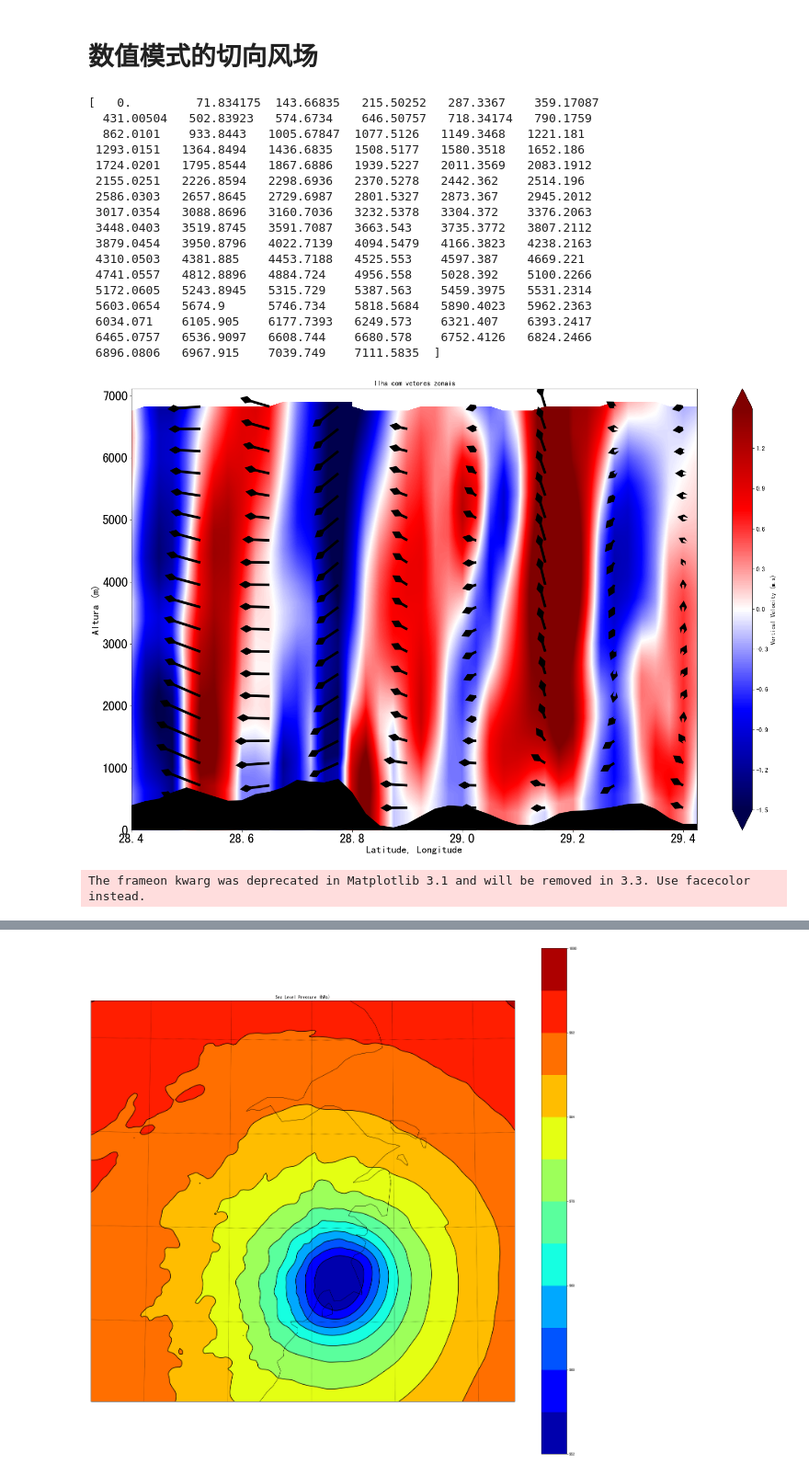
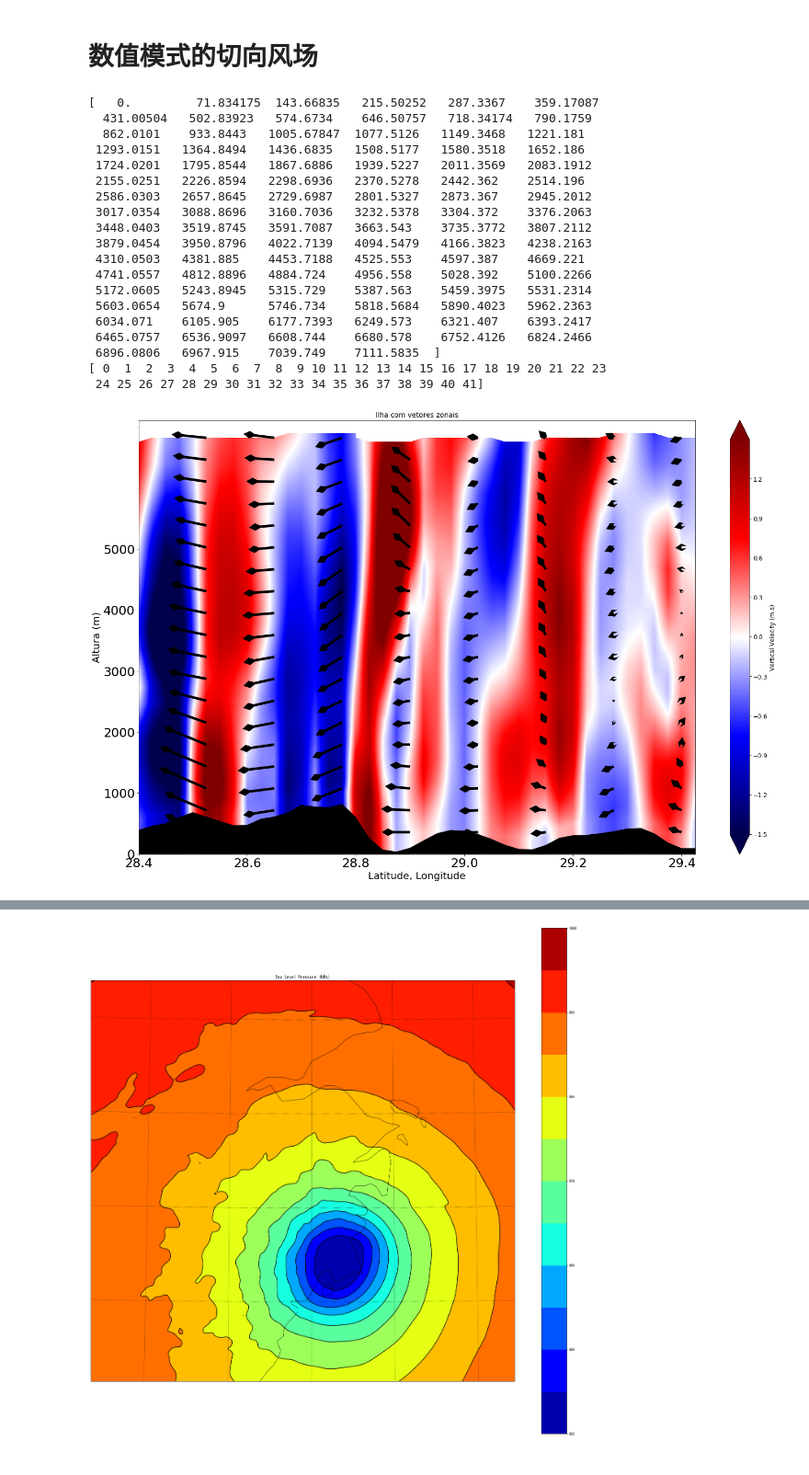
Before and after one commit to liyuan3970/3DVAR_retrive_radar_wind_from_typhoon1909, a Jupyter notebook: notebooks/WRF括苍山顶雷达回波分析.ipynb, the cells around one changed output, grey strips where cells are left out. Shown at 92% size. Saved outputs shown, nothing was run; the diff lists cells and outputs as text; code cells hidden in the pictures.

```diff
--- a/notebooks/WRF括苍山顶雷达回波分析.ipynb
+++ b/notebooks/WRF括苍山顶雷达回波分析.ipynb
@@ -249,7 +249,7 @@ from wrf import (getvar, to_np, get_cartopy, latlon_coords, vertcross,
                  cartopy_xlim, cartopy_ylim, interpline, CoordPair)
 
 filepath = "/home/liyuan3970/Data/demo4_run2/"
-wrf_file = Dataset(filepath+"wrfout_d02_2019-08-09_06:00:00.nc")
+wrf_file = Dataset(filepath+"wrfout_d02_2019-08-09_060000.nc")
 
 # Define the cross section start and end points
 cross_start = CoordPair(lat=28.4, lon=120.9)
@@ -258,7 +258,7 @@ cross_end = CoordPair(lat=29.5, lon=120.9)
 # Get the WRF variables
 ht = getvar(wrf_file, "z", timeidx=89)
 ter = getvar(wrf_file, "ter", timeidx=89)
-dbz = getvar(wrf_file, "dbz", timeidx=89)
+dbz = getvar(wrf_file, "dbz", timeidx=85)
 max_dbz = getvar(wrf_file, "mdbz", timeidx=89)
 Z = 10**(dbz/10.) # Use linear Z for interpolation
 
@@ -351,7 +351,7 @@ x_ticks = np.arange(coord_pairs.shape[0])
 x_labels = [pair.latlon_str() for pair in to_np(coord_pairs)]
 
 # Set the y-ticks to be height.
-vert_vals = to_np(wspd_cross.coords["vertical"])
+vert_vals = to_np(z_cross.coords["vertical"])
 v_ticks = np.arange(vert_vals.shape[0])
 
 
@@ -370,8 +370,8 @@ ax_cross.set_xlabel("Latitude, Longitude", fontsize=25)
 ax_cross.set_ylabel("Height (m)", fontsize=25)
 
 # Add a title
-ax_cross.set_title("Cross-Section of Reflectivity (dBZ)", {"fontsize" : 14})
-plt.savefig('../图片包/括苍山图/'+'括苍山回波图')
+# ax_cross.set_title("Cross-Section of Reflectivity (dBZ)", {"fontsize" : 14})
+# plt.savefig('../图片包/括苍山图/'+'括苍山回波图')
 pyplot.show()
 # %% [output]
 [    0.        195.58441   391.16882   586.75323   782.33765   977.92206
@@ -504,7 +627,7 @@ from netCDF4 import Dataset
 from wrf import (getvar, to_np, get_cartopy, latlon_coords, vertcross,
                  cartopy_xlim, cartopy_ylim, interpline, CoordPair)
 filepath = "/home/liyuan3970/Data/demo4_run2/"
-wrf_file =Dataset(filepath+"wrfout_d02_2019-08-09_06:00:00.nc")
+wrf_file =Dataset(filepath+"wrfout_d02_2019-08-09_060000.nc")
 
 # Define the cross section start and end points
 cross_start = CoordPair(lat=28.4, lon=120.9)
@@ -515,7 +638,7 @@ ht = getvar(wrf_file, "z", timeidx=87)
 ht = ht[0:20,:,:]
 ter = getvar(wrf_file, "ter", timeidx=87)
 
-w = getvar(wrf_file, "wa", timeidx=87)
+w = getvar(wrf_file, "wa", timeidx=85)
 w = w[0:20,:,:]
 
 u = getvar(wrf_file, "va", timeidx=87)
@@ -600,6 +723,7 @@ xs = np.arange(0, w_cross.shape[-1], 1)
 ys = to_np(w_cross.coords["vertical"])
 w_levels = np.arange(-15E-1, +15E-1, 5E-3)
 print(ys)################################################################################################################
+print(xs)################################################################################################################
 w_contours = ax_cross.contourf(xs,
                                  ys,
                                  to_np(w_cross_filled),
@@ -636,37 +760,38 @@ ax_cross.set_xticklabels(x_table, rotation=0, fontsize=25)
 
 # Set the x-axis and  y-axis labels
 ax_cross.set_xlabel("Latitude, Longitude", fontsize=20)
 ax_cross.set_ylabel("Altura (m)", fontsize=20)
-y_table = [0,1000,2000,3000,4000,5000,6000,7000]
+y_table = [0,1000,2000,3000,4000,5000]
 #ax_cross.set_yticks(v_ticks[::20])
 ax_cross.set_yticklabels(y_table, fontsize=25)
 # Add a title
 ax_cross.set_title("Ilha com vetores zonais", {"fontsize" : 14})
 
 pyplot.show()
 #plt.savefig('../图片包/括苍山图/'+'括苍山数值实验风场反演')
 
-fig.savefig('../图片包/括苍山图/'+'括苍山数值实验风场反演', dpi=None, facecolor='w', edgecolor='w',
-        orientation='portrait', papertype=None, format=None,
-        transparent=False, bbox_inches=None, pad_inches=0.1,
-        frameon=None, metadata=None)
+# fig.savefig('../图片包/括苍山图/'+'括苍山数值实验风场反演', dpi=None, facecolor='w', edgecolor='w',
+#         orientation='portrait', papertype=None, format=None,
+#         transparent=False, bbox_inches=None, pad_inches=0.1,
+#         frameon=None, metadata=None)
 # %% [output]
 [   0.         71.834175  143.66835   215.50252   287.3367    359.17087
   431.00504   502.83923   574.6734    646.50757   718.34174   790.1759
   862.0101    933.8443   1005.67847  1077.5126   1149.3468   1221.181
  1293.0151   1364.8494   1436.6835   1508.5177   1580.3518   1652.186
  1724.0201   1795.8544   1867.6886   1939.5227   2011.3569   2083.1912
  2155.0251   2226.8594   2298.6936   2370.5278   2442.362    2514.196
  2586.0303   2657.8645   2729.6987   2801.5327   2873.367    2945.2012
  3017.0354   3088.8696   3160.7036   3232.5378   3304.372    3376.2063
  3448.0403   3519.8745   3591.7087   3663.543    3735.3772   3807.2112
  3879.0454   3950.8796   4022.7139   4094.5479   4166.3823   4238.2163
  4310.0503   4381.885    4453.7188   4525.553    4597.387    4669.221
  4741.0557   4812.8896   4884.724    4956.558    5028.392    5100.2266
  5172.0605   5243.8945   5315.729    5387.563    5459.3975   5531.2314
  5603.0654   5674.9      5746.734    5818.5684   5890.4023   5962.2363
  6034.071    6105.905    6177.7393   6249.573    6321.407    6393.2417
  6465.0757   6536.9097   6608.744    6680.578    6752.4126   6824.2466
  6896.0806   6967.915    7039.749    7111.5835  ]
+[ 0  1  2  3  4  5  6  7  8  9 10 11 12 13 14 15 16 17 18 19 20 21 22 23
+ 24 25 26 27 28 29 30 31 32 33 34 35 36 37 38 39 40 41]
-[figure, old version]
+[figure, new version]
-The frameon kwarg was deprecated in Matplotlib 3.1 and will be removed in 3.3. Use facecolor instead.
```
Also changed, not shown: parts of 8 cells of this notebook, 31 other files.
